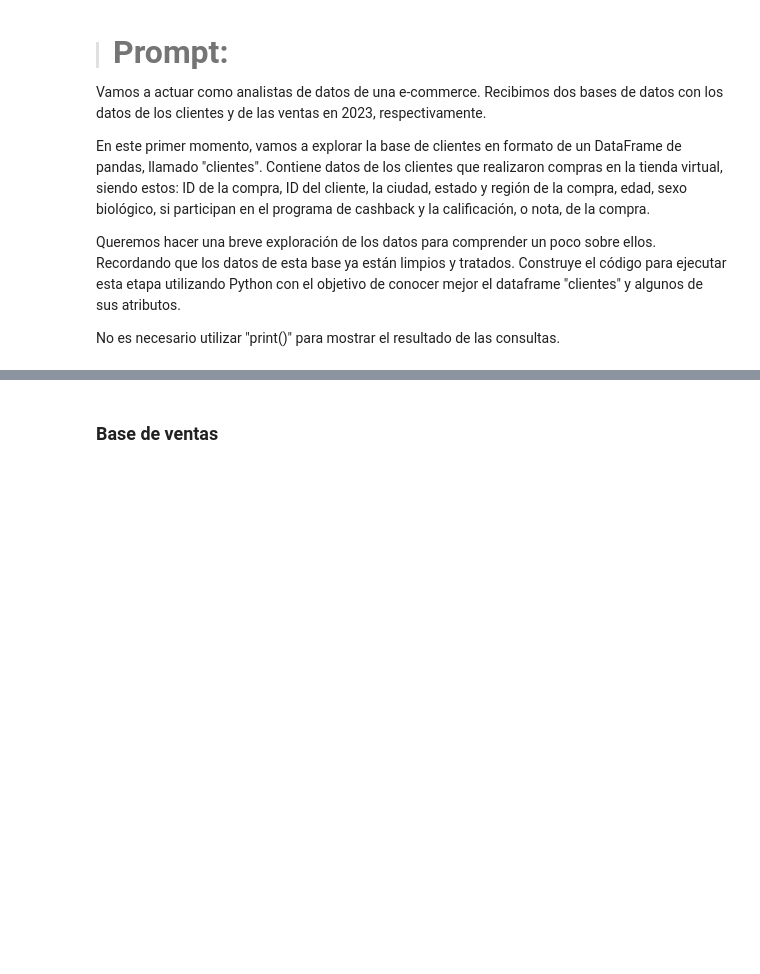
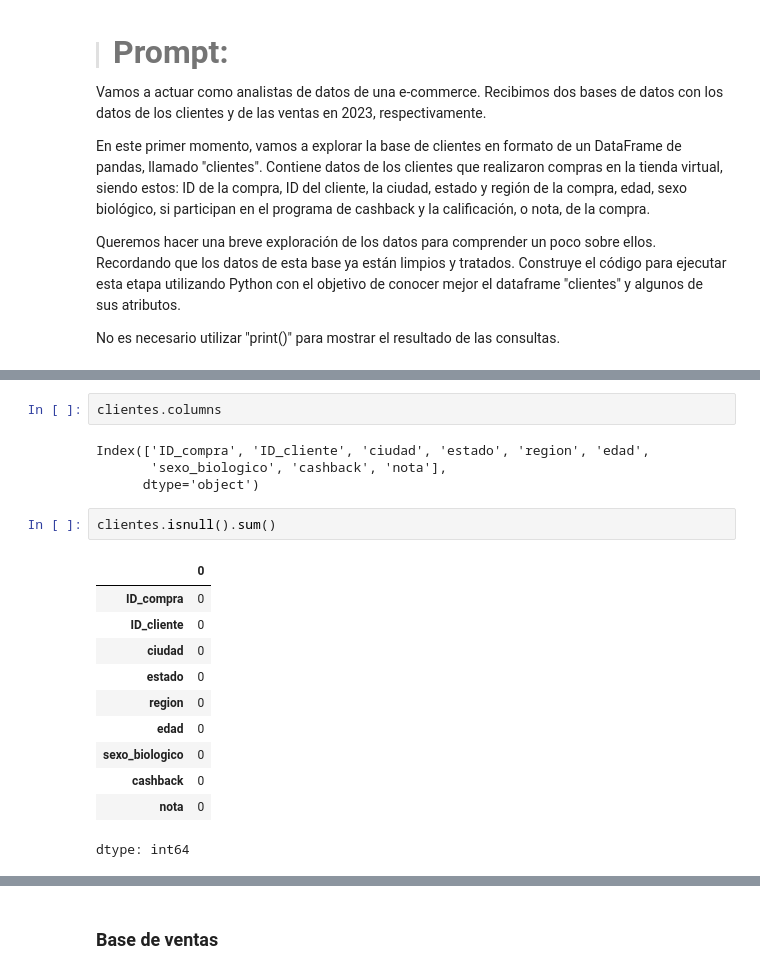
Before and after one commit to r2x4/ETL_alura_oracle, a Jupyter notebook: IA/colab_datos_IA.ipynb, the cells around one changed output, grey strips where cells are left out. Saved outputs shown, nothing was run; the diff lists cells and outputs as text; blank space fills up the shorter version.

```diff
--- a/IA/colab_datos_IA.ipynb
+++ b/IA/colab_datos_IA.ipynb
@@ -100,0 +134,20 @@ No es necesario utilizar "print()" para mostrar el resultado de las consultas.
+# %%
+clientes.columns
+# %% [output]
+Index(['ID_compra', 'ID_cliente', 'ciudad', 'estado', 'region', 'edad',
+       'sexo_biologico', 'cashback', 'nota'],
+      dtype='object')
+# %%
+clientes.isnull().sum()
+# %% [output]
+|  | 0 |
+| ID_compra | 0 |
+| ID_cliente | 0 |
+| ciudad | 0 |
+| estado | 0 |
+| region | 0 |
+| edad | 0 |
+| sexo_biologico | 0 |
+| cashback | 0 |
+| nota | 0 |
+dtype: int64
```
Also changed, not shown: parts of 13 cells of this notebook.
